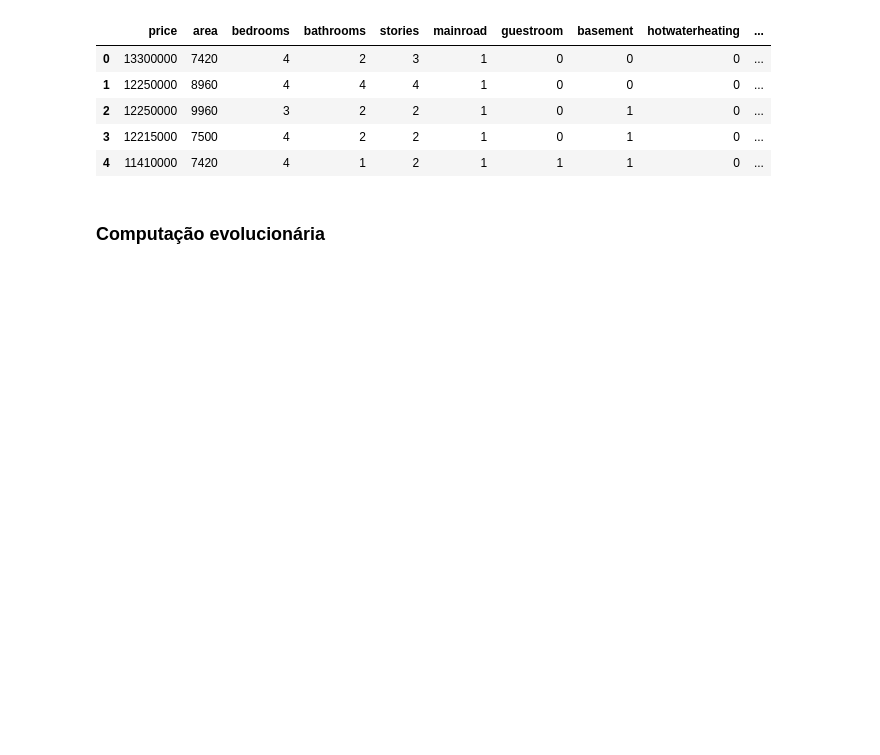
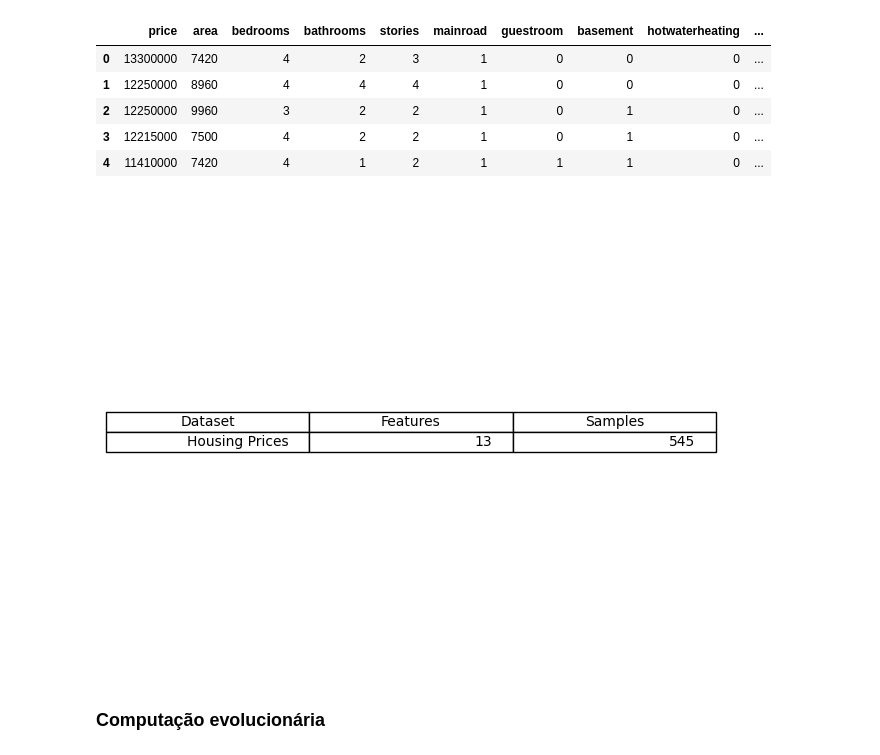
Before and after one commit to matheusgm502/optimization_project, a Jupyter notebook: Projeto Final - Otimização e Computação Evolucionária.ipynb, the cells around one changed output. Saved outputs shown, nothing was run; the diff lists cells and outputs as text; code cells hidden in the pictures; blank space fills up the shorter version.

```diff
--- a/Projeto Final - Otimização e Computação Evolucionária.ipynb
+++ b/Projeto Final - Otimização e Computação Evolucionária.ipynb
@@ -574,6 +574,24 @@ df_housing.head()
 | 2 | 12250000 | 9960 | 3 | 2 | 2 | 1 | 0 | 1 | 0 | ... |
 | 3 | 12215000 | 7500 | 4 | 2 | 2 | 1 | 0 | 1 | 0 | ... |
 | 4 | 11410000 | 7420 | 4 | 1 | 2 | 1 | 1 | 1 | 0 | ... |
+# %%
+# Plotando tabela com numero de features, classes e samples do dataset
+
+X = df_housing.drop('price',axis=1)
+y = df_housing['price']
+
+fig, ax = plt.subplots()
+ax.axis('off')
+ax.axis('tight')
+ax.table(cellText=[['Housing Prices',X.shape[1],X.shape[0]],
+                  ],
+         colLabels=['Dataset','Features','Samples'],
+         loc='center')
+fig.tight_layout()
+
+plt.show()
+# %% [output]
+[figure, added]
 # %% [markdown]
 ### Computação evolucionária
 # %%
```
Also changed, not shown: 3 other files.
